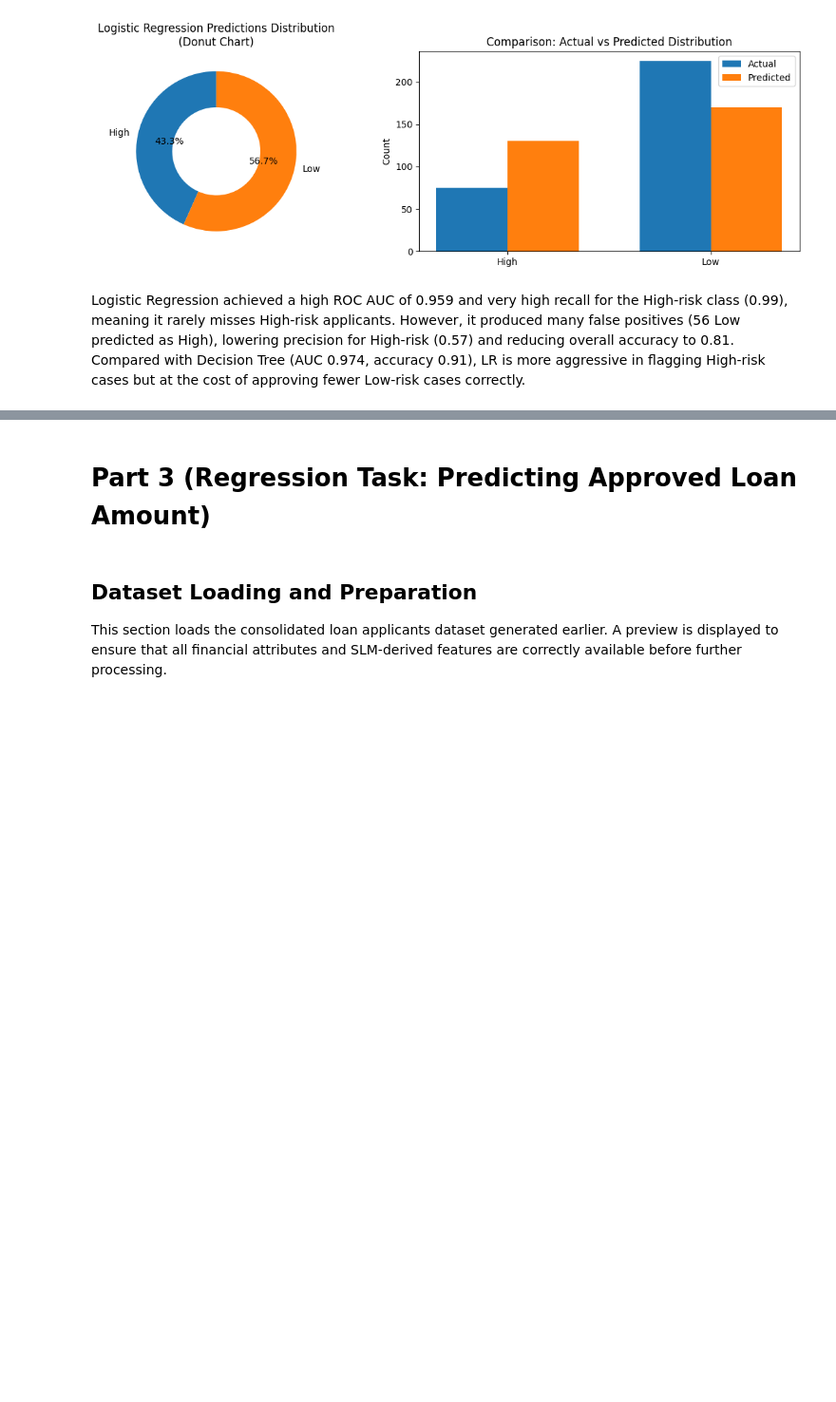
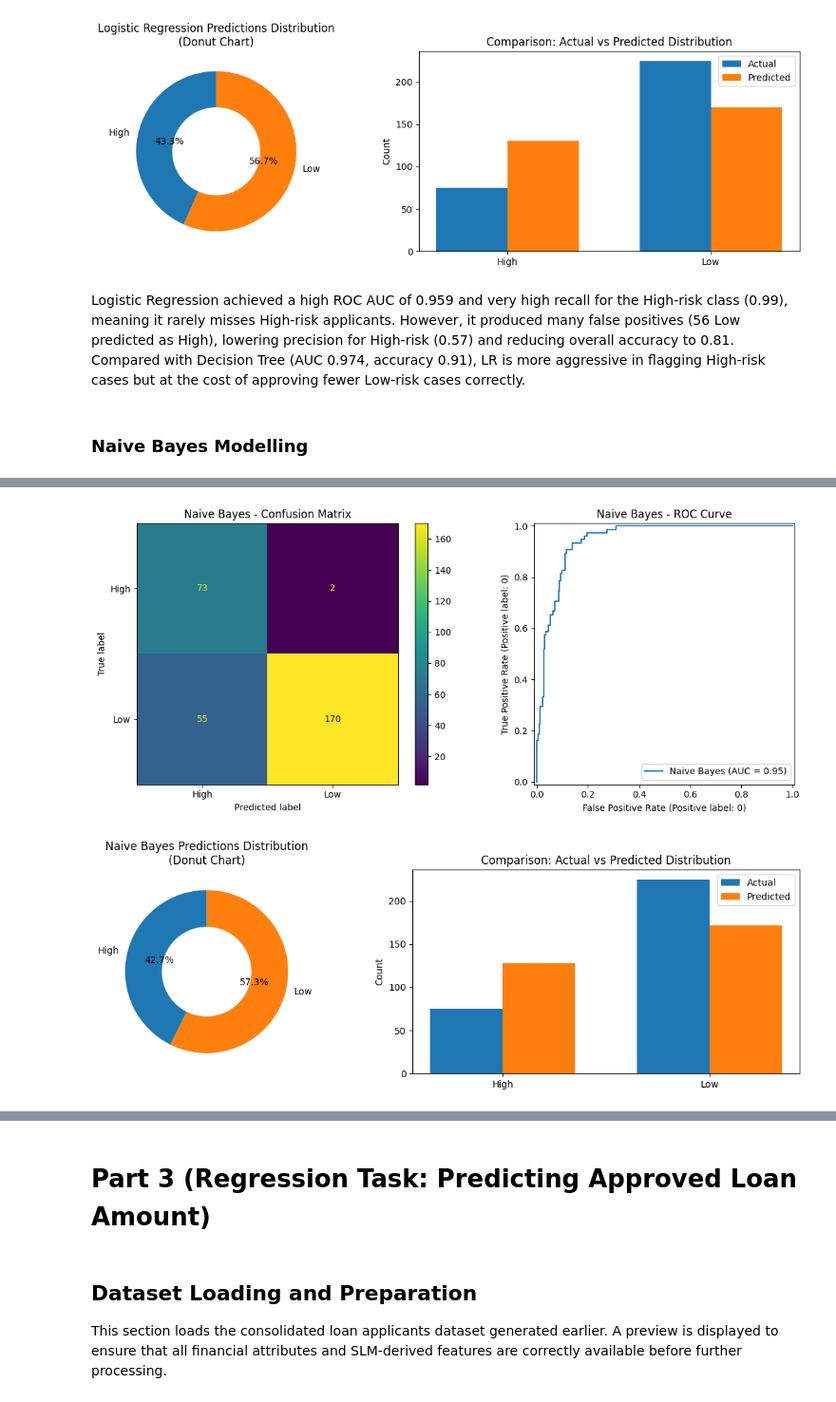
Before and after one commit to linlin0708/Data-Mining-Group-Project, a Jupyter notebook: DataMiningGP.ipynb, the cells around one changed output, grey strips where cells are left out. Shown at 95% size. Cells and saved outputs as stored; diff of their text form; code cells hidden in the pictures; blank space fills up the shorter version.

```diff
--- a/DataMiningGP.ipynb
+++ b/DataMiningGP.ipynb
@@ -744,3 +706,76 @@ plt.show()
 [figure]
 # %% [markdown]
 Logistic Regression achieved a high ROC AUC of 0.959 and very high recall for the High-risk class (0.99), meaning it rarely misses High-risk applicants. However, it produced many false positives (56 Low predicted as High), lowering precision for High-risk (0.57) and reducing overall accuracy to 0.81. Compared with Decision Tree (AUC 0.974, accuracy 0.91), LR is more aggressive in flagging High-risk cases but at the cost of approving fewer Low-risk cases correctly.
+# %% [markdown]
+### **Naive Bayes Modelling**
+# %%
+# %% [markdown]
+# ### Naive Bayes Modeling
+
+# %%
+from sklearn.naive_bayes import GaussianNB
+from sklearn.metrics import classification_report, ConfusionMatrixDisplay, RocCurveDisplay, roc_auc_score
+
+# train nb
+nb = GaussianNB(var_smoothing=1e-9)
+nb.fit(X_train, y_train, sample_weight=sample_weights)
+
+# eval
+nb_pred = nb.predict(X_test)
+print("Naive Bayes Results (Risk Category)")
+print(classification_report(y_test, nb_pred, target_names=label_encoder_risk.classes_))
+
+# calculate and print roc auc
+nb_proba = nb.predict_proba(X_test)
+high_col_idx = list(nb.classes_).index(high_label)
+y_true_high = (y_test == high_label).astype(int)
+y_score_high = nb_proba[:, high_col_idx]
+nb_auc = roc_auc_score(y_true_high, y_score_high)
+print(f"\nNaive Bayes ROC AUC (High as positive): {round(nb_auc, 4)}")
+
+# plots
+fig, (ax1, ax2) = plt.subplots(1, 2, figsize=(12, 5))
+
+ConfusionMatrixDisplay.from_predictions(y_test, nb_pred, display_labels=label_encoder_risk.classes_, ax=ax1)
+ax1.set_title("Naive Bayes - Confusion Matrix")
+
+RocCurveDisplay.from_estimator(nb, X_test, y_test, pos_label=high_label, name="Naive Bayes", ax=ax2)
+ax2.set_title("Naive Bayes - ROC Curve")
+
+plt.tight_layout()
+plt.show()
+
+# %%
+#Outcome distribution plots
+class_labels = list(label_encoder_risk.classes_)
+class_ids = label_encoder_risk.transform(class_labels)
+actual_counts = pd.Series(y_test).value_counts().reindex(class_ids, fill_value=0)
+pred_counts   = pd.Series(nb_pred).value_counts().reindex(class_ids, fill_value=0)
+fig = plt.figure(figsize=(12, 4))
+
+# Donut plot
+ax1 = fig.add_subplot(1, 2, 1)
+ax1.pie(
+    pred_counts.values,
+    labels=class_labels,
+    autopct="%1.1f%%",
+    startangle=90,
+    wedgeprops=dict(width=0.45)
+)
+ax1.set_title("Naive Bayes Predictions Distribution\n(Donut Chart)")
+
+# Actual vs Predicted bar
+ax2 = fig.add_subplot(1, 2, 2)
+x = np.arange(len(class_labels))
+width = 0.35
+ax2.bar(x - width/2, actual_counts.values, width, label="Actual")
+ax2.bar(x + width/2, pred_counts.values, width, label="Predicted")
+ax2.set_xticks(x)
+ax2.set_xticklabels(class_labels)
+ax2.set_ylabel("Count")
+ax2.set_title("Comparison: Actual vs Predicted Distribution")
+ax2.legend()
+
+plt.tight_layout()
+plt.show()
+# %% [output]
@@ -746,0 +794,2 @@ Logistic Regression achieved a high ROC AUC of 0.959 and very high recall for th
+[figure, added]
+[figure, added]
```
Also changed, not shown: parts of 24 cells of this notebook.
